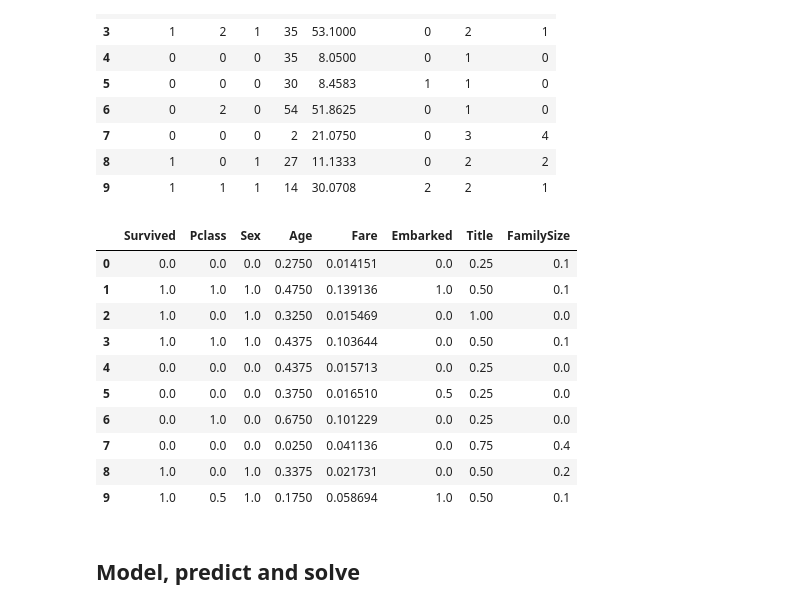
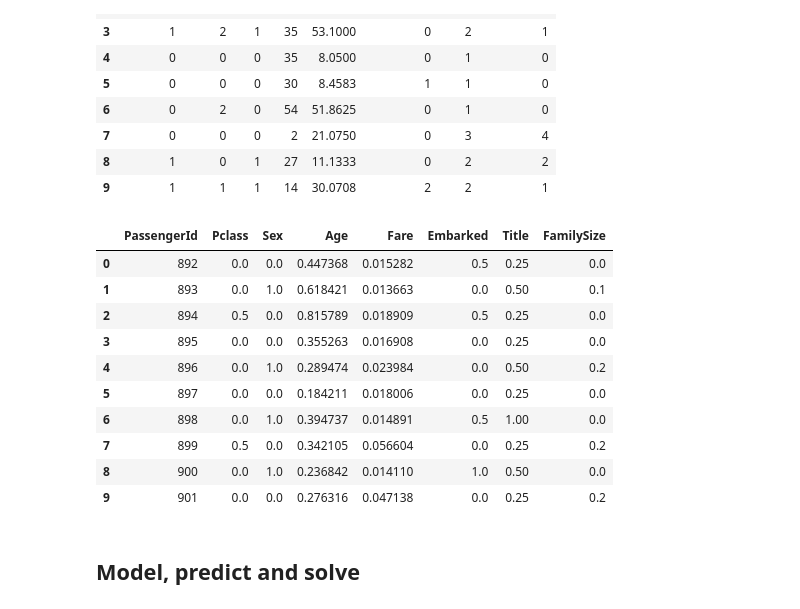
Before and after one commit to sogolhaghani/Titanic-Machine-Learning-from-Disaster, a Jupyter notebook: src/1.ipynb, the cells around one changed output. Drawn from its saved outputs; the diff is of its cells as text; code cells hidden in the pictures.

```diff
--- a/src/1.ipynb
+++ b/src/1.ipynb
@@ -321,29 +328,29 @@ train_df.head(10)
 # %%
 x = train_df.values #returns a numpy array
 min_max_scaler = preprocessing.MinMaxScaler()
 x_scaled = min_max_scaler.fit_transform(x)
 train_df[:] = x_scaled
 
 x = test_df.values
 min_max_scaler = preprocessing.MinMaxScaler()
 x_scaled = min_max_scaler.fit_transform(x)
-test_df[:] = x_scaled
+# test_df[:,1:] = x_scaled[:,1:]
+test_df.loc[:,1:] = x_scaled[:,1:]
 
-
-combine = [train_df, test_df]
-train_df.head(10)
+# combine = [train_df, test_df]
+test_df.head(10)
 # %% [output]
-|  | Survived | Pclass | Sex | Age | Fare | Embarked | Title | FamilySize |
-| 0 | 0.0 | 0.0 | 0.0 | 0.2750 | 0.014151 | 0.0 | 0.25 | 0.1 |
-| 1 | 1.0 | 1.0 | 1.0 | 0.4750 | 0.139136 | 1.0 | 0.50 | 0.1 |
-| 2 | 1.0 | 0.0 | 1.0 | 0.3250 | 0.015469 | 0.0 | 1.00 | 0.0 |
-| 3 | 1.0 | 1.0 | 1.0 | 0.4375 | 0.103644 | 0.0 | 0.50 | 0.1 |
-| 4 | 0.0 | 0.0 | 0.0 | 0.4375 | 0.015713 | 0.0 | 0.25 | 0.0 |
-| 5 | 0.0 | 0.0 | 0.0 | 0.3750 | 0.016510 | 0.5 | 0.25 | 0.0 |
-| 6 | 0.0 | 1.0 | 0.0 | 0.6750 | 0.101229 | 0.0 | 0.25 | 0.0 |
-| 7 | 0.0 | 0.0 | 0.0 | 0.0250 | 0.041136 | 0.0 | 0.75 | 0.4 |
-| 8 | 1.0 | 0.0 | 1.0 | 0.3375 | 0.021731 | 0.0 | 0.50 | 0.2 |
-| 9 | 1.0 | 0.5 | 1.0 | 0.1750 | 0.058694 | 1.0 | 0.50 | 0.1 |
+|  | PassengerId | Pclass | Sex | Age | Fare | Embarked | Title | FamilySize |
+| 0 | 892 | 0.0 | 0.0 | 0.447368 | 0.015282 | 0.5 | 0.25 | 0.0 |
+| 1 | 893 | 0.0 | 1.0 | 0.618421 | 0.013663 | 0.0 | 0.50 | 0.1 |
+| 2 | 894 | 0.5 | 0.0 | 0.815789 | 0.018909 | 0.5 | 0.25 | 0.0 |
+| 3 | 895 | 0.0 | 0.0 | 0.355263 | 0.016908 | 0.0 | 0.25 | 0.0 |
+| 4 | 896 | 0.0 | 1.0 | 0.289474 | 0.023984 | 0.0 | 0.50 | 0.2 |
+| 5 | 897 | 0.0 | 0.0 | 0.184211 | 0.018006 | 0.0 | 0.25 | 0.0 |
+| 6 | 898 | 0.0 | 1.0 | 0.394737 | 0.014891 | 0.5 | 1.00 | 0.0 |
+| 7 | 899 | 0.5 | 0.0 | 0.342105 | 0.056604 | 0.0 | 0.25 | 0.2 |
+| 8 | 900 | 0.0 | 1.0 | 0.236842 | 0.014110 | 1.0 | 0.50 | 0.0 |
+| 9 | 901 | 0.0 | 0.0 | 0.276316 | 0.047138 | 0.0 | 0.25 | 0.2 |
 # %% [markdown]
 ## Model, predict and solve
 # %%
```
Also changed, not shown: parts of 9 cells of this notebook, 2 other files.
